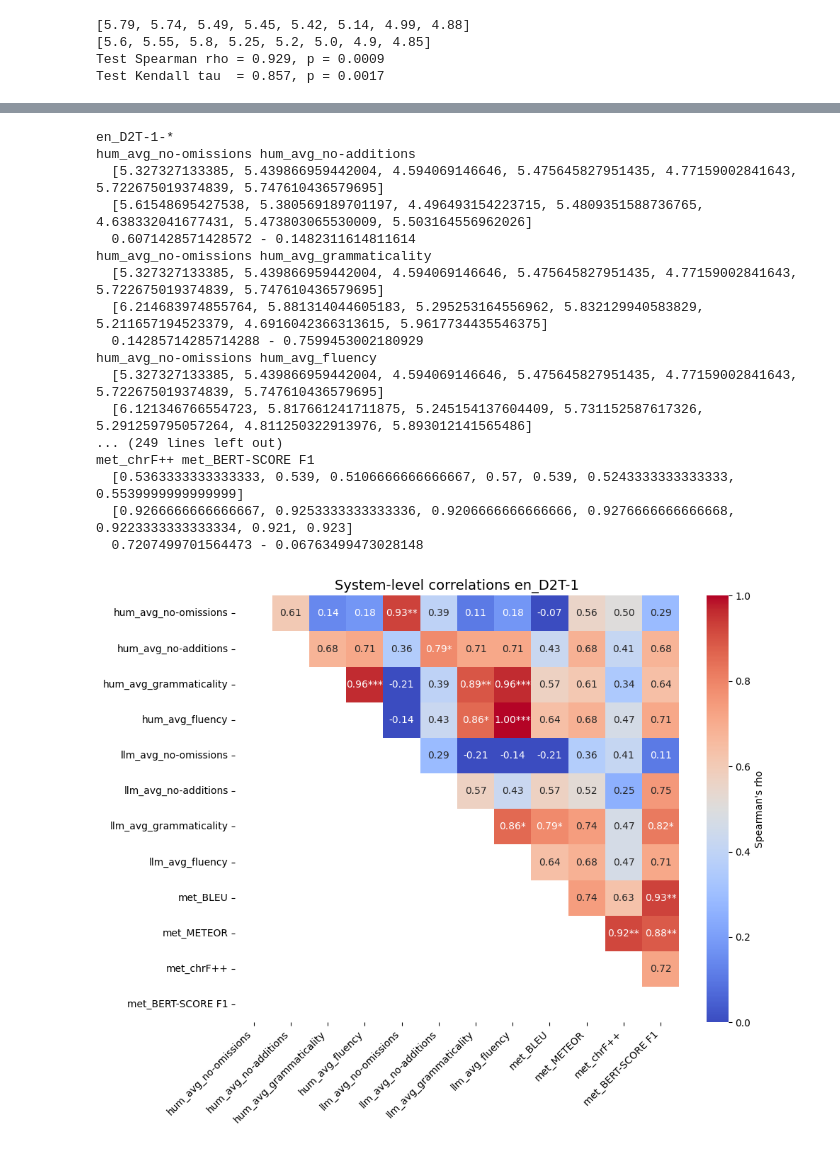
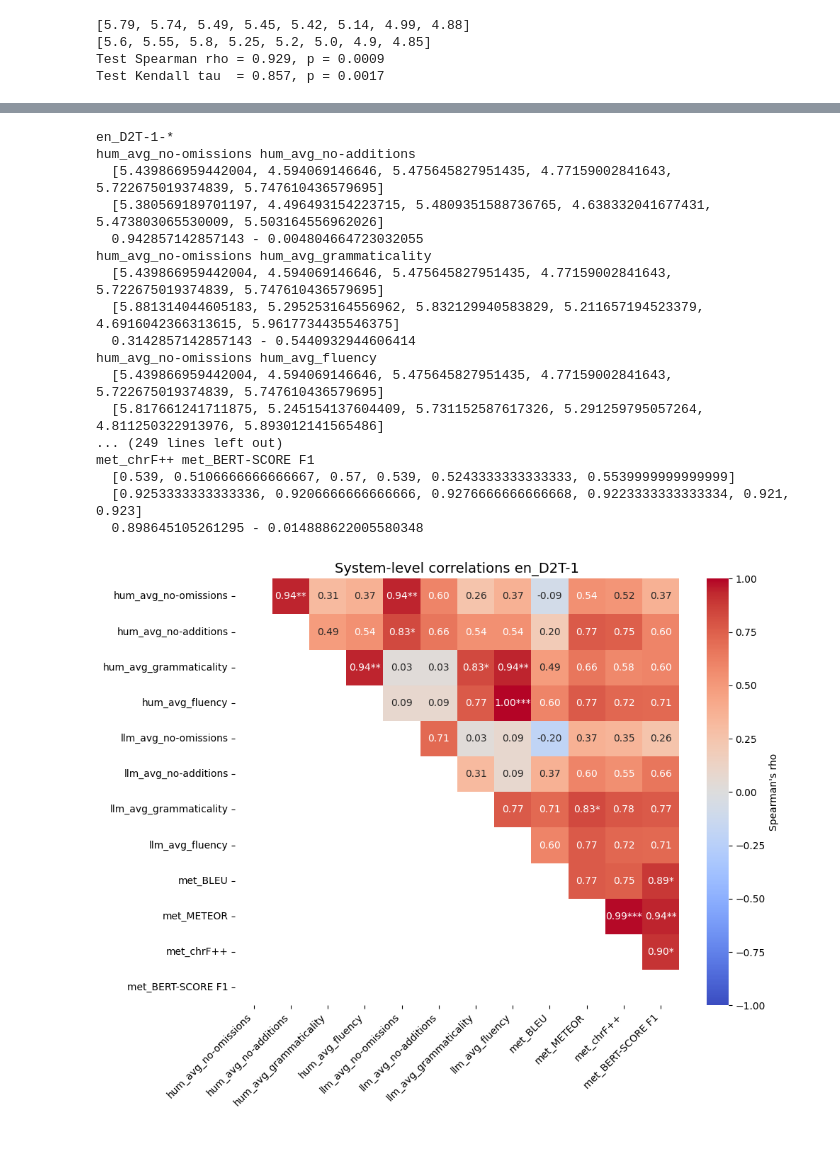
Before and after one commit to mille-s/GEM24_D2T_StratifiedSampling, a Jupyter notebook: GEM24_D2T_utils.ipynb, the cells around one changed output, grey strips where cells are left out. Drawn from its saved outputs; the diff is of its cells as text; code cells hidden in the pictures.

Commit message:
Changed systems used for system-level correlations

```diff
--- a/GEM24_D2T_utils.ipynb
+++ b/GEM24_D2T_utils.ipynb
@@ -3338,9 +3338,9 @@ import itertools
 import matplotlib.pyplot as plt
 import seaborn as sns
 
-# Which systems to consider for groupings
-system_ID_datasets = {'en_D2T-1-FA': [1, 2, 3, 4, 5, 6, 7],
-                      'en_D2T-1-*': [1, 2, 3, 4, 5, 6, 7],
+# Which systems to consider for groupings (actually keep all same systems for all groupings for comparability; so removed system 1 from the first two groups)
+system_ID_datasets = {'en_D2T-1-FA': [2, 3, 4, 5, 6, 7],
+                      'en_D2T-1-*': [2, 3, 4, 5, 6, 7],
                       'en_D2T-2-*':  [2, 3, 4, 5, 6, 7],
                       'en_*-FA':  [2, 3, 4, 5, 6, 7],
                       'en_*-CFA':  [2, 3, 4, 5, 6, 7],
@@ -3447,7 +3447,7 @@ for dataset_correl in dico_sysLevel_correls:
               cbar_kws={'label': "Spearman's rho"},
               xticklabels=rho_matrix.columns,
               yticklabels=rho_matrix.index,
-              vmin=0, vmax=1)
+              vmin=-1, vmax=1)
 
   plt.title(f"System-level correlations {label_heatmap}", fontsize=14)
   plt.xticks(rotation=45, ha="right")
@@ -3481,21 +3481,21 @@ met_chrF++ met_BERT-SCORE F1
 en_D2T-1-*
 hum_avg_no-omissions hum_avg_no-additions
-  [5.327327133385, 5.439866959442004, 4.594069146646, 5.475645827951435, 4.77159002841643, 5.722675019374839, 5.747610436579695]
-  [5.61548695427538, 5.380569189701197, 4.496493154223715, 5.4809351588736765, 4.638332041677431, 5.473803065530009, 5.503164556962026]
-  0.6071428571428572 - 0.1482311614811614
+  [5.439866959442004, 4.594069146646, 5.475645827951435, 4.77159002841643, 5.722675019374839, 5.747610436579695]
+  [5.380569189701197, 4.496493154223715, 5.4809351588736765, 4.638332041677431, 5.473803065530009, 5.503164556962026]
+  0.942857142857143 - 0.004804664723032055
 hum_avg_no-omissions hum_avg_grammaticality
-  [5.327327133385, 5.439866959442004, 4.594069146646, 5.475645827951435, 4.77159002841643, 5.722675019374839, 5.747610436579695]
-  [6.214683974855764, 5.881314044605183, 5.295253164556962, 5.832129940583829, 5.211657194523379, 4.6916042366313615, 5.9617734435546375]
-  0.14285714285714288 - 0.7599453002180929
+  [5.439866959442004, 4.594069146646, 5.475645827951435, 4.77159002841643, 5.722675019374839, 5.747610436579695]
+  [5.881314044605183, 5.295253164556962, 5.832129940583829, 5.211657194523379, 4.6916042366313615, 5.9617734435546375]
+  0.3142857142857143 - 0.5440932944606414
 hum_avg_no-omissions hum_avg_fluency
-  [5.327327133385, 5.439866959442004, 4.594069146646, 5.475645827951435, 4.77159002841643, 5.722675019374839, 5.747610436579695]
-  [6.121346766554723, 5.817661241711875, 5.245154137604409, 5.731152587617326, 5.291259795057264, 4.811250322913976, 5.893012141565486]
+  [5.439866959442004, 4.594069146646, 5.475645827951435, 4.77159002841643, 5.722675019374839, 5.747610436579695]
+  [5.817661241711875, 5.245154137604409, 5.731152587617326, 5.291259795057264, 4.811250322913976, 5.893012141565486]
 ... (249 lines left out)
 met_chrF++ met_BERT-SCORE F1
-  [0.5363333333333333, 0.539, 0.5106666666666667, 0.57, 0.539, 0.5243333333333333, 0.5539999999999999]
-  [0.9266666666666667, 0.9253333333333336, 0.9206666666666666, 0.9276666666666668, 0.9223333333333334, 0.921, 0.923]
-  0.7207499701564473 - 0.06763499473028148
+  [0.539, 0.5106666666666667, 0.57, 0.539, 0.5243333333333333, 0.5539999999999999]
+  [0.9253333333333336, 0.9206666666666666, 0.9276666666666668, 0.9223333333333334, 0.921, 0.923]
+  0.898645105261295 - 0.014888622005580348
-[figure, old version]
+[figure, new version]
 en_D2T-2-*
 hum_avg_no-omissions hum_avg_no-additions
   [5.417364381650096, 4.343158032443747, 5.691701552415839, 4.6933586255014825, 5.415689865689866, 6.028785103785104]
```
Also changed, not shown: parts of 1 cell of this notebook.
